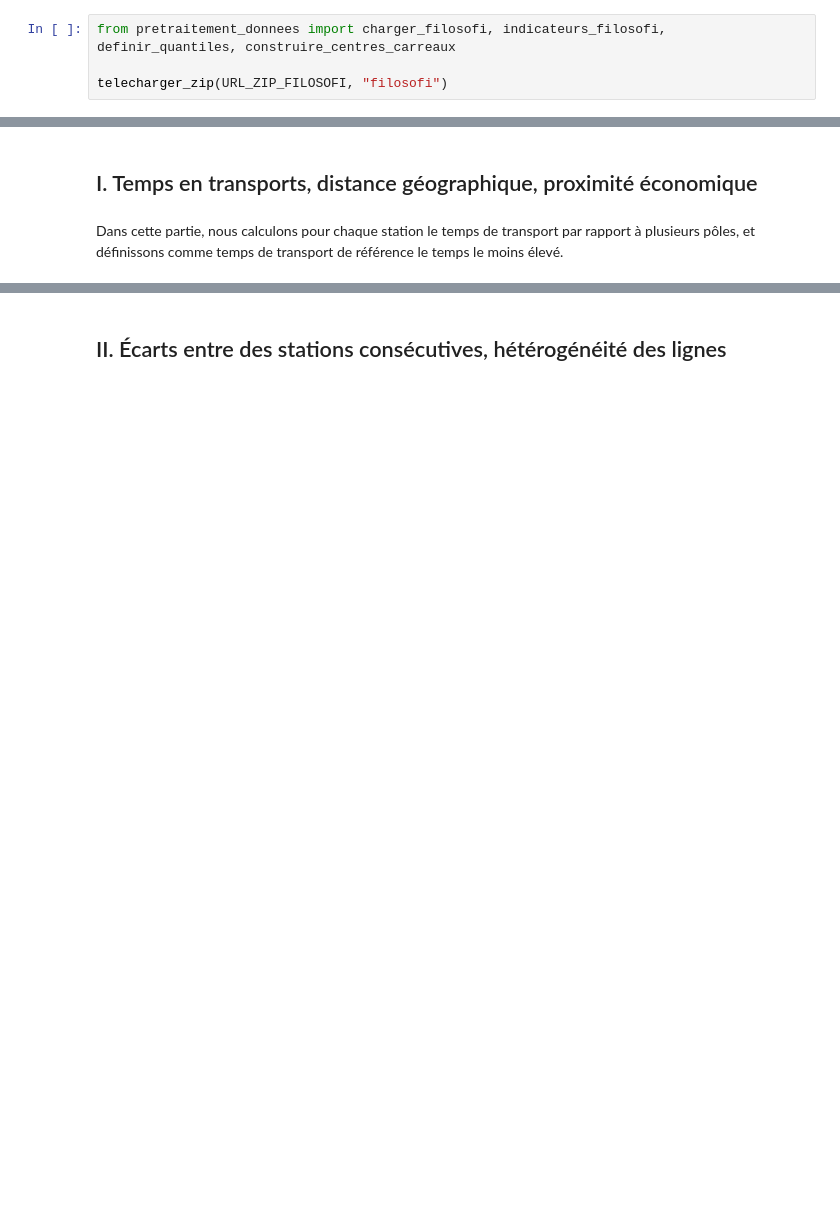
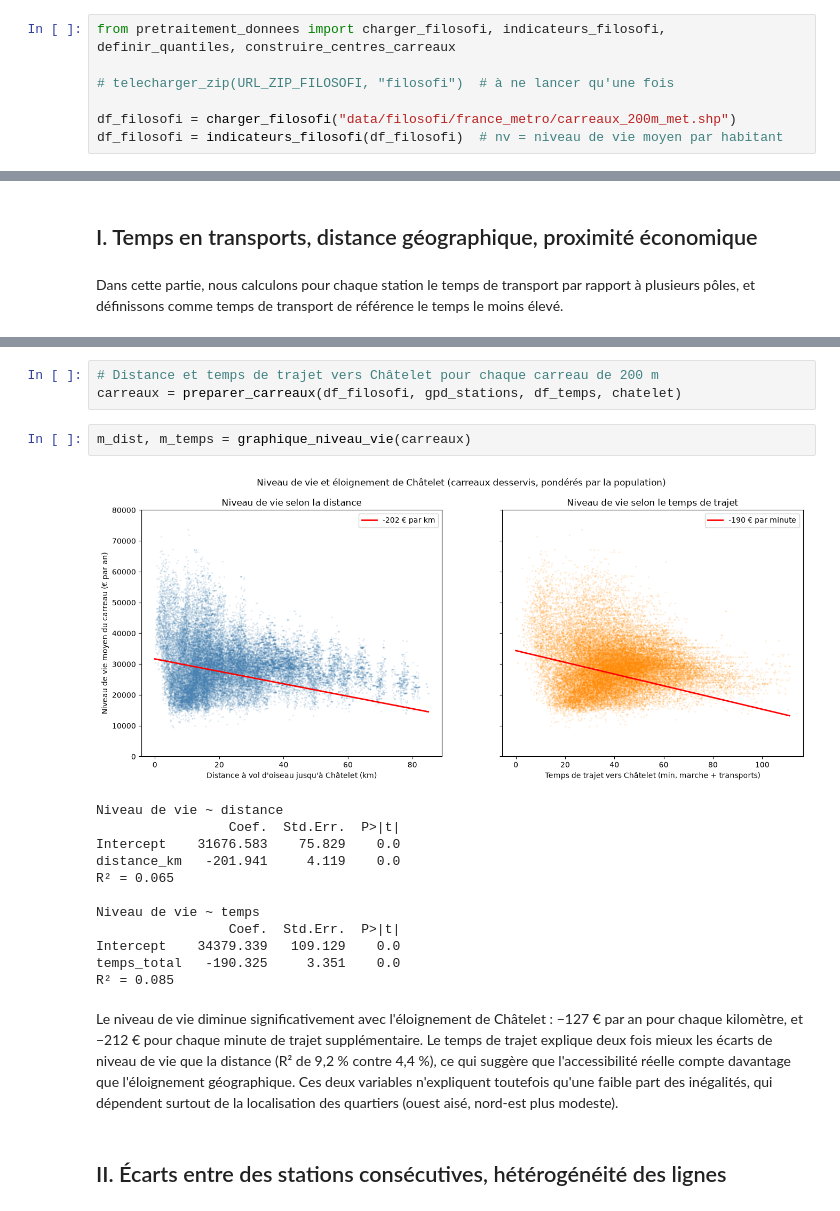
Before and after one commit to emmaganneval-proj/python_datascience_liuqi, a Jupyter notebook: rapport_final.ipynb, the cells around one changed output, grey strips where cells are left out. Drawn from its saved outputs; the diff is of its cells as text; blank space fills up the shorter version.

```diff
--- a/rapport_final.ipynb
+++ b/rapport_final.ipynb
@@ -32,7 +35,10 @@ Les données FiLoSoFi sont les données carroyées de niveau de vie calculées p
 # %%
 from pretraitement_donnees import charger_filosofi, indicateurs_filosofi, definir_quantiles, construire_centres_carreaux
 
-telecharger_zip(URL_ZIP_FILOSOFI, "filosofi")
+# telecharger_zip(URL_ZIP_FILOSOFI, "filosofi")  # à ne lancer qu'une fois
+
+df_filosofi = charger_filosofi("data/filosofi/france_metro/carreaux_200m_met.shp")
+df_filosofi = indicateurs_filosofi(df_filosofi)  # nv = niveau de vie moyen par habitant
 # %% [markdown]
 ### Données IDFM
 # %%
@@ -98,2 +209,22 @@ Dans cette partie, nous calculons pour chaque station le temps de transport par
+# %%
+# Distance et temps de trajet vers Châtelet pour chaque carreau de 200 m
+carreaux = preparer_carreaux(df_filosofi, gpd_stations, df_temps, chatelet)
+# %%
+m_dist, m_temps = graphique_niveau_vie(carreaux)
+# %% [output]
+[figure, added]
+Niveau de vie ~ distance
+                 Coef.  Std.Err.  P>|t|
+Intercept    31676.583    75.829    0.0
+distance_km   -201.941     4.119    0.0
+R² = 0.065
+
+Niveau de vie ~ temps
+                 Coef.  Std.Err.  P>|t|
+Intercept    34379.339   109.129    0.0
+temps_total   -190.325     3.351    0.0
+R² = 0.085
+# %% [markdown]
+Le niveau de vie diminue significativement avec l'éloignement de Châtelet : −127 € par an pour chaque kilomètre, et −212 € pour chaque minute de trajet supplémentaire. Le temps de trajet explique deux fois mieux les écarts de niveau de vie que la distance (R² de 9,2 % contre 4,4 %), ce qui suggère que l'accessibilité réelle compte davantage que l'éloignement géographique. Ces deux variables n'expliquent toutefois qu'une faible part des inégalités, qui dépendent surtout de la localisation des quartiers (ouest aisé, nord-est plus modeste).
 # %% [markdown]
 ## II. Écarts entre des stations consécutives, hétérogénéité des lignes
```
Also changed, not shown: parts of 19 cells of this notebook, 3 other files.
